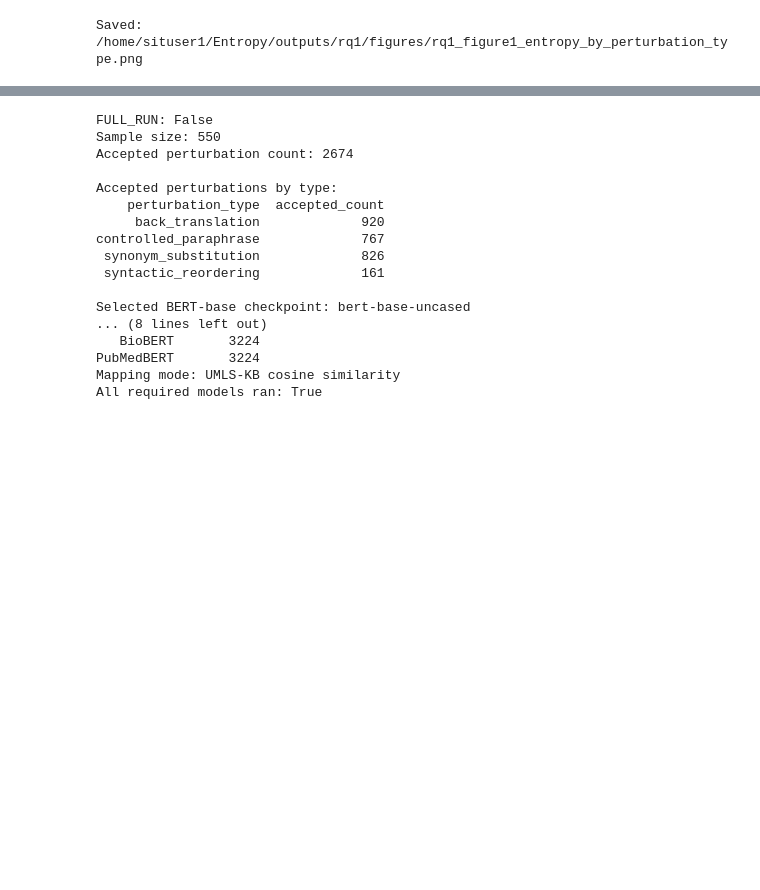
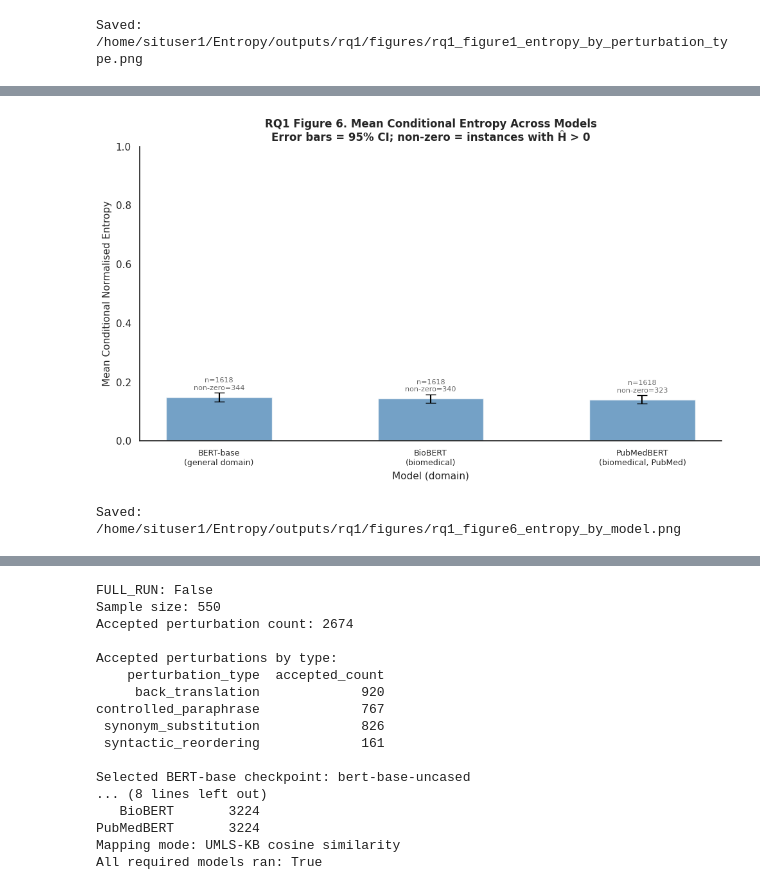
Before and after one commit to Kasfi-Ahamed/Measuring-Semantic-Stability-in-Clinical-LLMs, a Jupyter notebook: notebooks/RQ1_semantic_entropy_linguistic_predictors.ipynb, the cells around one changed output, grey strips where cells are left out. Drawn from its saved outputs; the diff is of its cells as text; code cells hidden in the pictures; blank space fills up the shorter version.

```diff
--- a/notebooks/RQ1_semantic_entropy_linguistic_predictors.ipynb
+++ b/notebooks/RQ1_semantic_entropy_linguistic_predictors.ipynb
@@ -3171,3 +3576,82 @@ Figures 3 and 4 should be described as exploratory because the lexical-change as
+# %%
+# Figure 6 — Mean Conditional Entropy Across Encoder Models
+import matplotlib.pyplot as plt
+import seaborn as sns
+import numpy as np
+
+_fig6_df = df_cond_entropy.copy()
+
+# Compute mean entropy, 95% CI, and non-zero count per model
+_model_stats = (
+    _fig6_df.groupby("model_name")["normalised_semantic_entropy"]
+    .agg(["mean", "std", "count"])
+    .reset_index()
+)
+_model_stats["se"]   = _model_stats["std"] / np.sqrt(_model_stats["count"])
+_model_stats["ci95"] = 1.96 * _model_stats["se"]
+
+_nonzero = (
+    _fig6_df[_fig6_df["normalised_semantic_entropy"] > 0]
+    .groupby("model_name").size()
+    .reset_index(name="nonzero")
+)
+_model_stats = _model_stats.merge(_nonzero, on="model_name", how="left")
+_model_stats["nonzero"] = _model_stats["nonzero"].fillna(0).astype(int)
+
+# Domain labels matching methodology diagram
+_model_labels = {
+    "BERT-base":   "BERT-base\n(general domain)",
+    "BioBERT":     "BioBERT\n(biomedical)",
+    "PubMedBERT":  "PubMedBERT\n(biomedical, PubMed)",
+}
+_order = ["BERT-base", "BioBERT", "PubMedBERT"]
+_model_stats["label"] = _model_stats["model_name"].map(
+    lambda x: _model_labels.get(x, x)
+)
+_model_stats = (
+    _model_stats.set_index("model_name")
+    .reindex(_order)
+    .reset_index()
+)
+
+fig6, ax6 = plt.subplots(figsize=(10, 6))
+_x = np.arange(len(_model_stats))
+
+ax6.bar(
+    _x, _model_stats["mean"],
+    yerr=_model_stats["ci95"],
+    color="steelblue", alpha=0.75,
+    capsize=6, width=0.5,
+    error_kw={"elinewidth": 1.5, "ecolor": "black"},
+)
+
+for _xi, row in enumerate(_model_stats.itertuples()):
+    ax6.text(
+        _xi, row.mean + row.ci95 + 0.005,
+        f"n={int(row.count)}\nnon-zero={int(row.nonzero)}",
+        ha="center", va="bottom", fontsize=8, color="dimgrey",
+    )
+
+ax6.set_xticks(_x)
+ax6.set_xticklabels(_model_stats["label"], fontsize=9)
+ax6.set_xlabel("Model (domain)", fontsize=11)
+ax6.set_ylabel("Mean Conditional Normalised Entropy", fontsize=11)
+ax6.set_ylim(0, 1.0)
+ax6.set_title(
+    "RQ1 Figure 6. Mean Conditional Entropy Across Models\n"
+    "Error bars = 95% CI; non-zero = instances with Ĥ > 0",
+    fontsize=12, fontweight="bold",
+)
+sns.despine()
+plt.tight_layout()
+
+_fig6_path = FIGURES_DIR / "rq1_figure6_entropy_by_model.png"
+fig6.savefig(_fig6_path, dpi=150, bbox_inches="tight")
+plt.show()
+print(f"Saved: {_fig6_path}")
+# %% [output]
+[figure, added]
+Saved: /home/situser1/Entropy/outputs/rq1/figures/rq1_figure6_entropy_by_model.png
 # %% [markdown]
 ## 12) Results Summary for Research Paper
 
```
Also changed, not shown: parts of 36 cells of this notebook, 26 other files.
